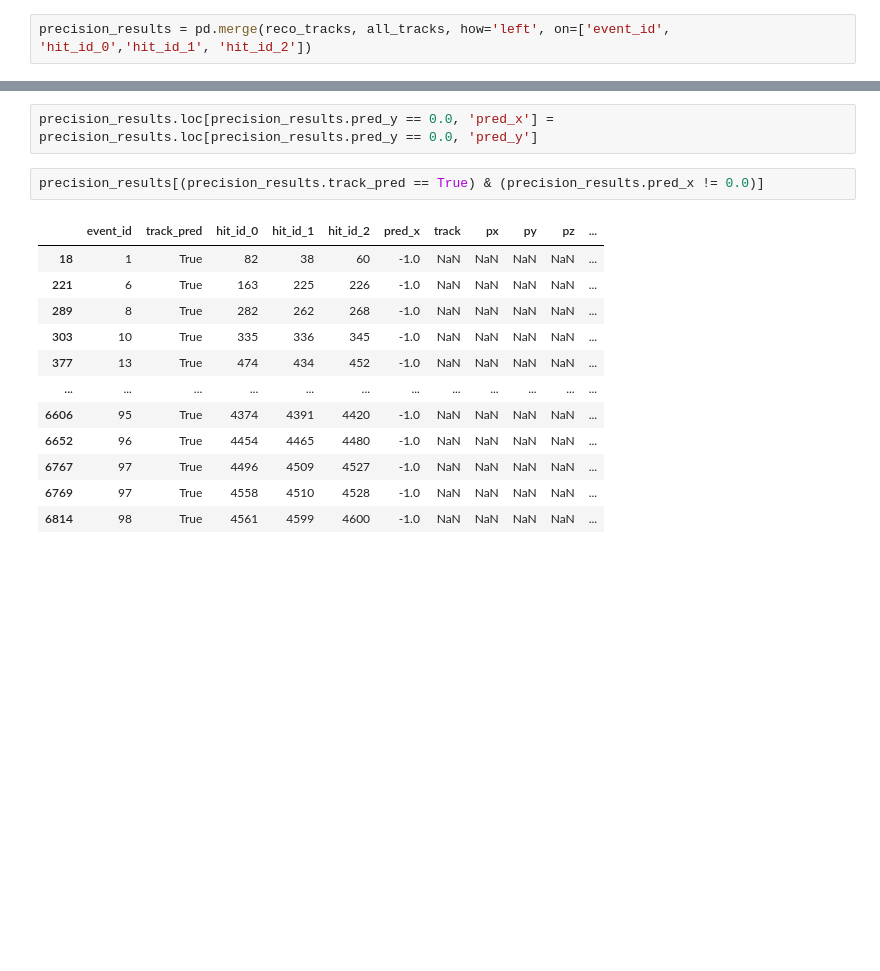
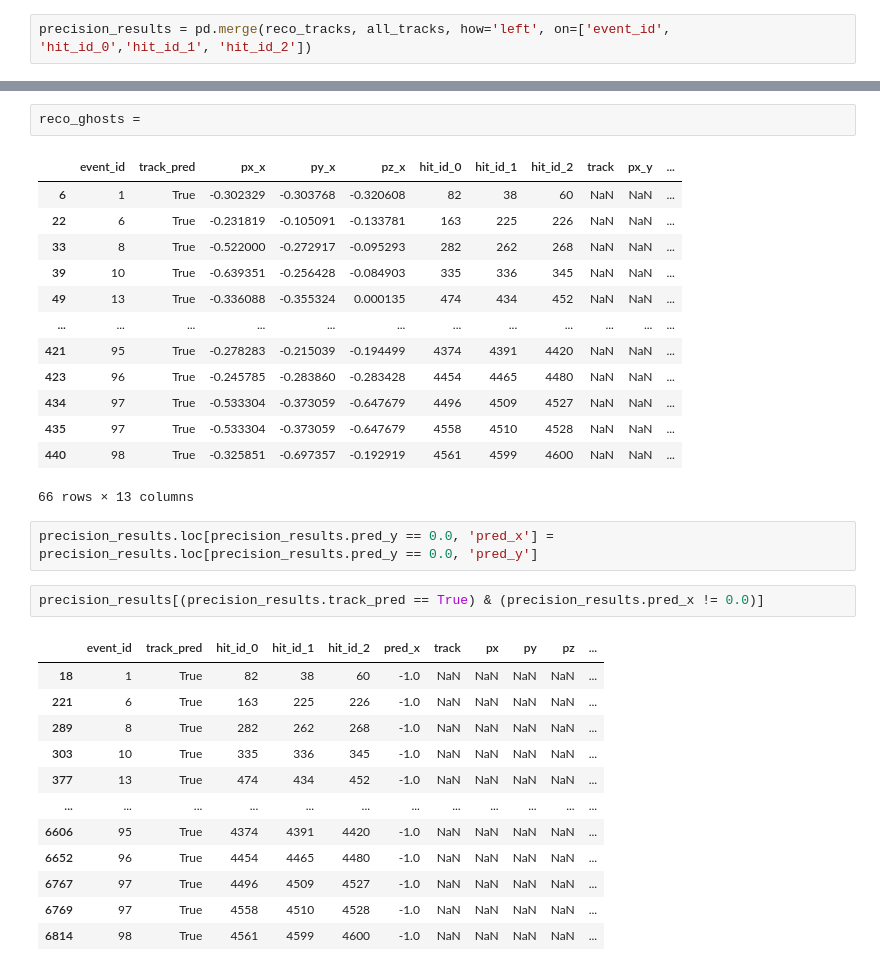
Before and after one commit to t3hseus/ariadne, a Jupyter notebook: notebooks/evaluate_modern.ipynb, the cells around one changed output, grey strips where cells are left out. Saved outputs shown, nothing was run; the diff lists cells and outputs as text; blank space fills up the shorter version.

```diff
--- a/notebooks/evaluate_modern.ipynb
+++ b/notebooks/evaluate_modern.ipynb
@@ -262,3 +273,19 @@ ValueError: Length of values (397) does not match length of index (6820)
+# %%
+reco_ghosts =
+# %% [output]
+|  | event_id | track_pred | px_x | py_x | pz_x | hit_id_0 | hit_id_1 | hit_id_2 | track | px_y | ... |
+| 6 | 1 | True | -0.302329 | -0.303768 | -0.320608 | 82 | 38 | 60 | NaN | NaN | ... |
+| 22 | 6 | True | -0.231819 | -0.105091 | -0.133781 | 163 | 225 | 226 | NaN | NaN | ... |
+| 33 | 8 | True | -0.522000 | -0.272917 | -0.095293 | 282 | 262 | 268 | NaN | NaN | ... |
+| 39 | 10 | True | -0.639351 | -0.256428 | -0.084903 | 335 | 336 | 345 | NaN | NaN | ... |
+| 49 | 13 | True | -0.336088 | -0.355324 | 0.000135 | 474 | 434 | 452 | NaN | NaN | ... |
+| ... | ... | ... | ... | ... | ... | ... | ... | ... | ... | ... | ... |
+| 421 | 95 | True | -0.278283 | -0.215039 | -0.194499 | 4374 | 4391 | 4420 | NaN | NaN | ... |
+| 423 | 96 | True | -0.245785 | -0.283860 | -0.283428 | 4454 | 4465 | 4480 | NaN | NaN | ... |
+| 434 | 97 | True | -0.533304 | -0.373059 | -0.647679 | 4496 | 4509 | 4527 | NaN | NaN | ... |
+| 435 | 97 | True | -0.533304 | -0.373059 | -0.647679 | 4558 | 4510 | 4528 | NaN | NaN | ... |
+| 440 | 98 | True | -0.325851 | -0.697357 | -0.192919 | 4561 | 4599 | 4600 | NaN | NaN | ... |
+66 rows × 13 columns
 # %%
 precision_results.loc[precision_results.pred_y == 0.0, 'pred_x'] = precision_results.loc[precision_results.pred_y == 0.0, 'pred_y']
 # %%
```
Also changed, not shown: parts of 16 cells of this notebook, 2 other files.
